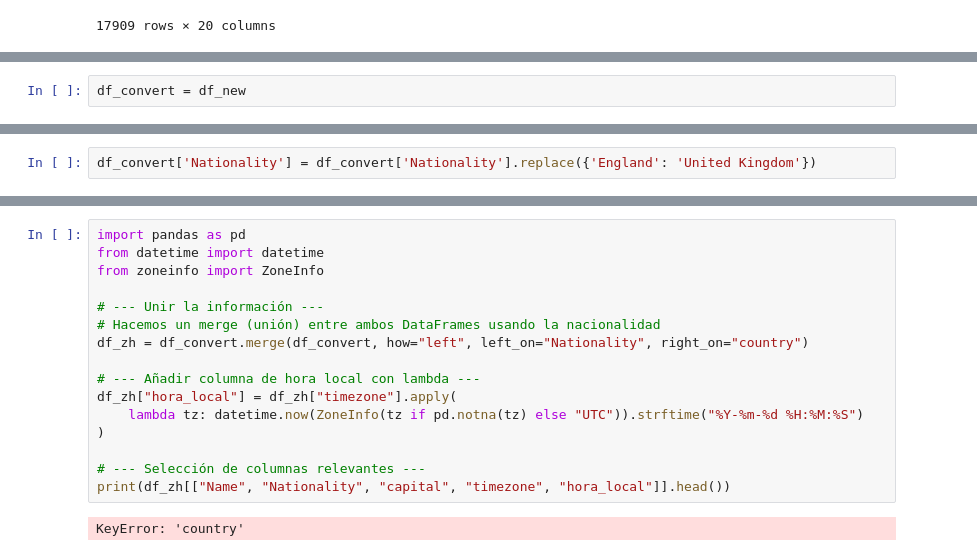
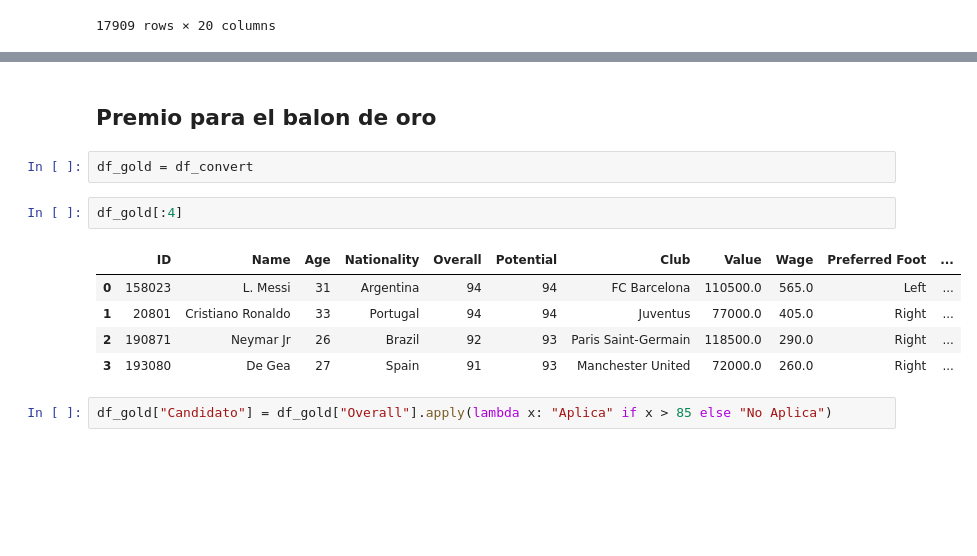
Before and after one commit to BryanHs20/Python-para-Data-Analyst, a Jupyter notebook: Tareas-Proyectos/Tarea M31-AD - Bryan Hernandez solis.ipynb, the cells around one changed output, grey strips where cells are left out. Saved outputs shown, nothing was run; the diff lists cells and outputs as text; blank space fills up the shorter version.

```diff
--- a/Tareas-Proyectos/Tarea M31-AD - Bryan Hernandez solis.ipynb
+++ b/Tareas-Proyectos/Tarea M31-AD - Bryan Hernandez solis.ipynb
@@ -390,2 +382,0 @@ import pytz
-# %%
-df_convert = df_new
@@ -394,2 +382,0 @@ df_convert
-# %%
-df_convert['Nationality'] = df_convert['Nationality'].replace({'England': 'United Kingdom'})
@@ -420,18 +383,14 @@ print(df[["Name", "Nationality", "capital", "zona_horaria", "hora_local"]].head(
-# %%
-import pandas as pd
-from datetime import datetime
-from zoneinfo import ZoneInfo
-
-# --- Unir la información ---
-# Hacemos un merge (unión) entre ambos DataFrames usando la nacionalidad
-df_zh = df_convert.merge(df_convert, how="left", left_on="Nationality", right_on="country")
-
-# --- Añadir columna de hora local con lambda ---
-df_zh["hora_local"] = df_zh["timezone"].apply(
-    lambda tz: datetime.now(ZoneInfo(tz if pd.notna(tz) else "UTC")).strftime("%Y-%m-%d %H:%M:%S")
-)
-
-# --- Selección de columnas relevantes ---
-print(df_zh[["Name", "Nationality", "capital", "timezone", "hora_local"]].head())
-# %% [output]
-KeyError: 'country'
+# %% [markdown]
+## Premio para el balon de oro
+# %%
+df_gold = df_convert
+# %%
+df_gold[:4]
+# %% [output]
+|  | ID | Name | Age | Nationality | Overall | Potential | Club | Value | Wage | Preferred Foot | ... |
+| 0 | 158023 | L. Messi | 31 | Argentina | 94 | 94 | FC Barcelona | 110500.0 | 565.0 | Left | ... |
+| 1 | 20801 | Cristiano Ronaldo | 33 | Portugal | 94 | 94 | Juventus | 77000.0 | 405.0 | Right | ... |
+| 2 | 190871 | Neymar Jr | 26 | Brazil | 92 | 93 | Paris Saint-Germain | 118500.0 | 290.0 | Right | ... |
+| 3 | 193080 | De Gea | 27 | Spain | 91 | 93 | Manchester United | 72000.0 | 260.0 | Right | ... |
+# %%
+df_gold["Candidato"] = df_gold["Overall"].apply(lambda x: "Aplica" if x > 85 else "No Aplica")
```
Also changed, not shown: parts of 8 cells of this notebook.
